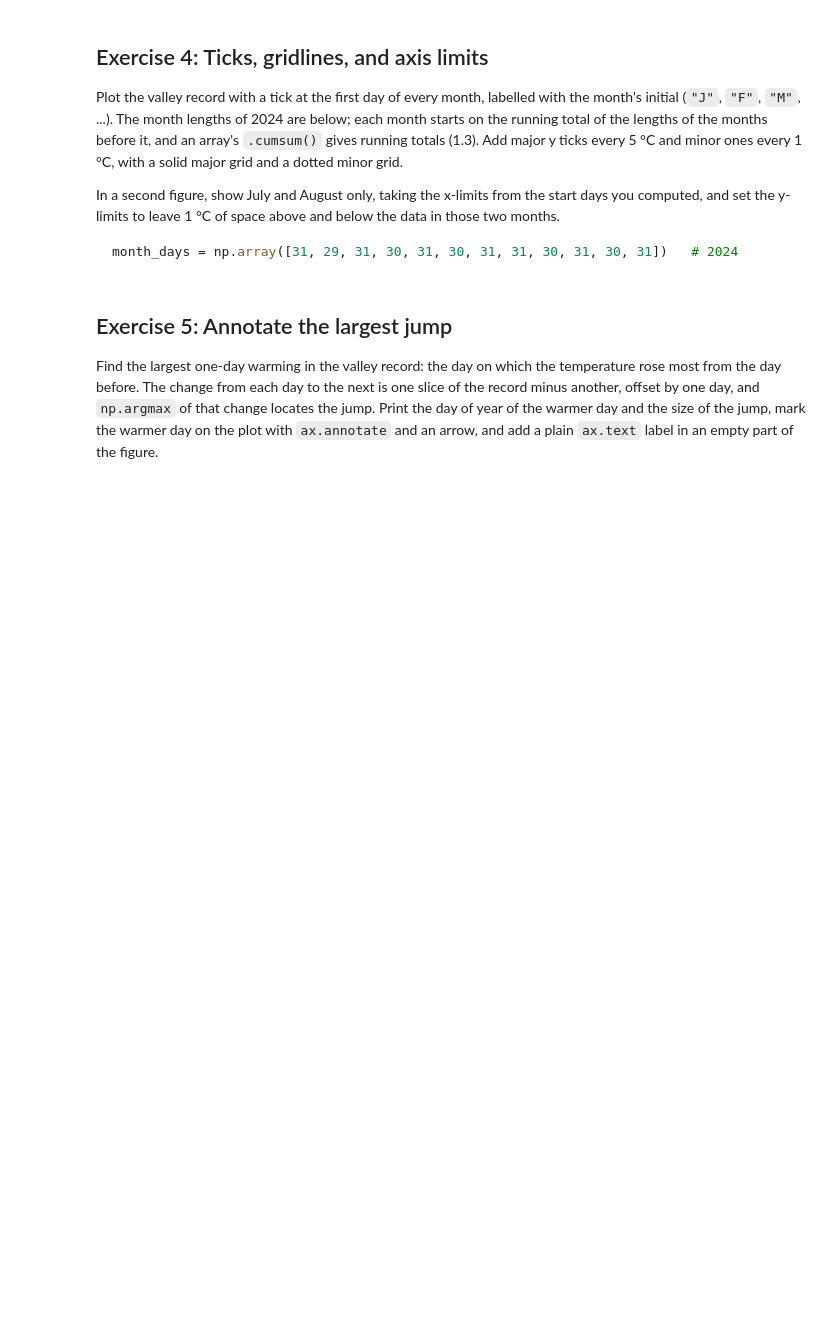
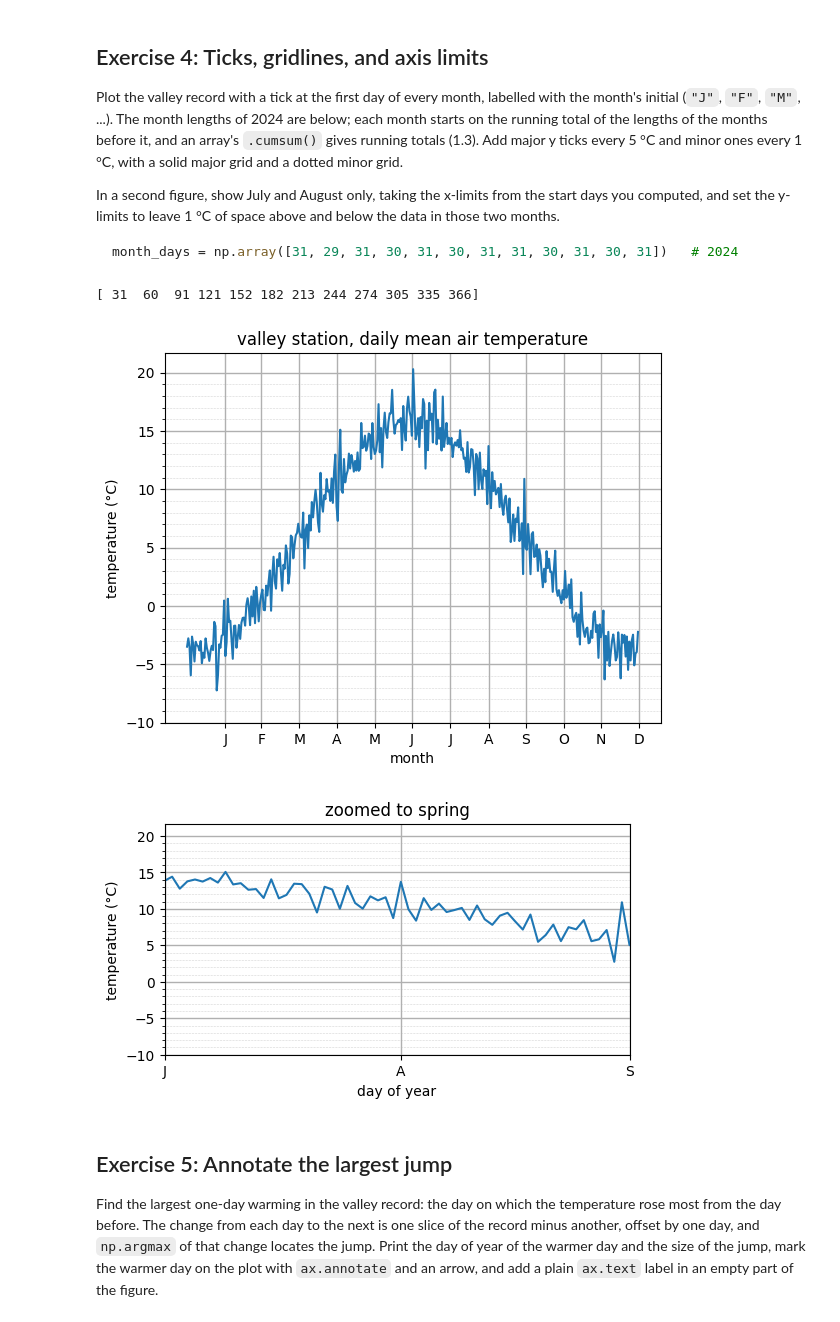
Before and after one commit to nikolaicarrion/2026_Intro_Python, a Jupyter notebook: 1.4-matplotlib-and-xarray-exercises.ipynb, the cells around one changed output. Drawn from its saved outputs; the diff is of its cells as text; code cells hidden in the pictures; blank space fills up the shorter version.

```diff
--- a/1.4-matplotlib-and-xarray-exercises.ipynb
+++ b/1.4-matplotlib-and-xarray-exercises.ipynb
@@ -166,3 +171,44 @@ month_days = np.array([31, 29, 31, 30, 31, 30, 31, 31, 30, 31, 30, 31])   # 2024
+# %%
+month_days = np.array([31, 29, 31, 30, 31, 30, 31, 31, 30, 31, 30, 31])   # 2024
+first_days = np.cumsum(month_days)
+print(first_days)
+
+
+fig, ax = plt.subplots()
+ax.plot(days, valley_celsius)
+
+ax.set_xlabel("month")
+ax.set_ylabel("temperature (°C)")
+ax.set_title("valley station, daily mean air temperature")
+ax.set_xticks(first_days)
+ax.set_xticklabels(["J","F","M", "A", "M", "J", "J", "A", "S", "O","N","D"])
+ax.set_yticks(np.arange(-10, 21, 5))                # major ticks: every 5 °C
+ax.set_yticks(np.arange(-10, 21, 1), minor=True)    # minor ticks: every 1 °C
+ax.grid(which="major", linewidth=1)
+ax.grid(which="minor", linestyle="dotted", linewidth=0.4)
+plt.show()
+
+
+
+
+fig, ax = plt.subplots(figsize=(6, 3))
+ax.plot(days, valley_celsius)
+ax.set_xticks(first_days)
+ax.set_xticklabels(["J","F","M", "A", "M", "J", "J", "A", "S", "O","N","D"])
+ax.set_yticks(np.arange(-10, 21, 5))                # major ticks: every 5 °C
+ax.set_yticks(np.arange(-10, 21, 1), minor=True)    # minor ticks: every 1 °C
+ax.grid(which="major", linewidth=1)
+ax.grid(which="minor", linestyle="dotted", linewidth=0.4)
+ax.set_xlim(213, 274)     # zoom to March-May
+ax.set_ylim()
+ax.set_xlabel("day of year")
+ax.set_ylabel("temperature (°C)")
+ax.set_title("zoomed to spring")
+plt.show()
+# %% [output]
+[ 31  60  91 121 152 182 213 244 274 305 335 366]
+[figure, added]
+[figure, added]
 # %% [markdown]
 ## Exercise 5: Annotate the largest jump
 
```
Also changed, not shown: parts of 2 cells of this notebook.
